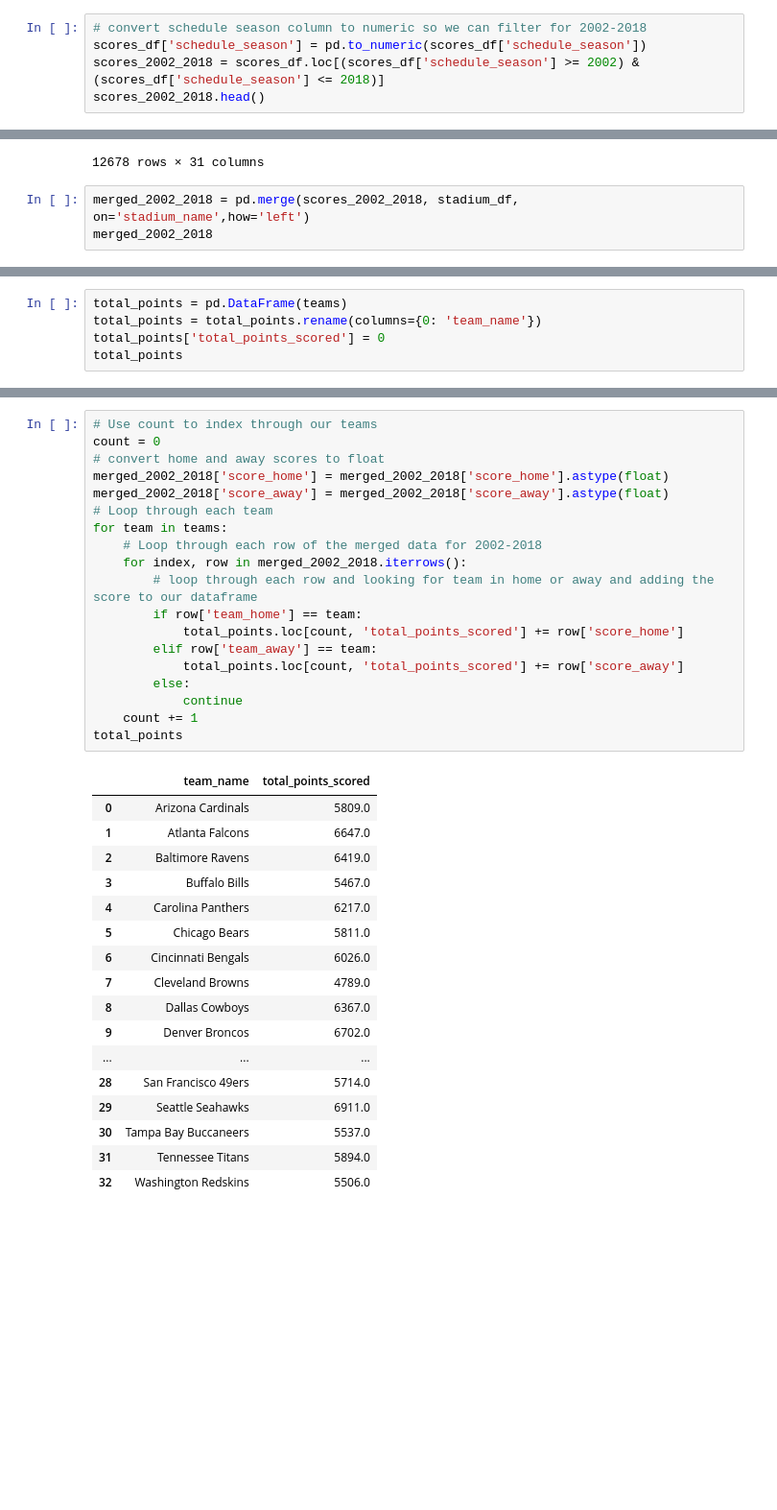
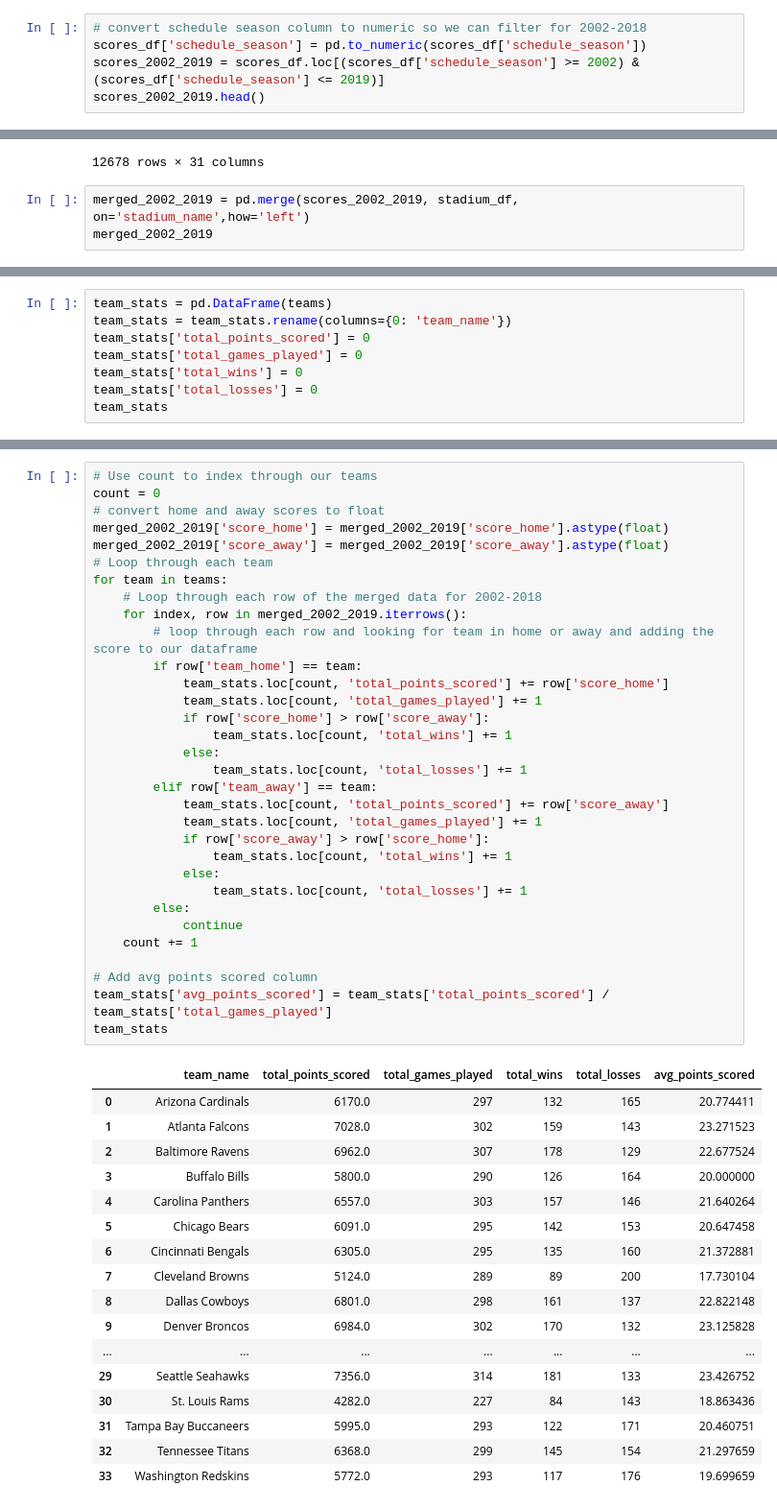
Before and after one commit to potterc22/Project1_TeamB, a Jupyter notebook: startercode.ipynb, the cells around one changed output, grey strips where cells are left out. Shown: that part at 96% size. Saved outputs shown, nothing was run; the diff lists cells and outputs as text; blank space fills up the shorter version.

```diff
--- a/startercode.ipynb
+++ b/startercode.ipynb
@@ -146,8 +146,8 @@ scores_df.head()
 # %%
 # convert schedule season column to numeric so we can filter for 2002-2018
 scores_df['schedule_season'] = pd.to_numeric(scores_df['schedule_season'])
-scores_2002_2018 = scores_df.loc[(scores_df['schedule_season'] >= 2002) & (scores_df['schedule_season'] <= 2018)]
-scores_2002_2018.head()
+scores_2002_2019 = scores_df.loc[(scores_df['schedule_season'] >= 2002) & (scores_df['schedule_season'] <= 2019)]
+scores_2002_2019.head()
 # %% [output]
 |  | schedule_date | schedule_season | schedule_week | schedule_playoff | team_home | score_home | score_away | ... |
 | 7872 | 09/05/2002 | 2002 | 1 | FALSE | New York Giants | 13 | 16 | ... |
@@ -224,8 +225,8 @@ scores_stadium_merged
 | 12677 | 02/02/2020 | 2019 | Superbowl | TRUE | Kansas City Chiefs | 31 | 20 | ... |
 12678 rows × 31 columns
 # %%
-merged_2002_2018 = pd.merge(scores_2002_2018, stadium_df, on='stadium_name',how='left')
-merged_2002_2018
+merged_2002_2019 = pd.merge(scores_2002_2019, stadium_df, on='stadium_name',how='left')
+merged_2002_2019
 # %% [output]
 |  | schedule_date | schedule_season | schedule_week | schedule_playoff | team_home | score_home | score_away | ... |
 | 0 | 09/05/2002 | 2002 | 1 | FALSE | New York Giants | 13 | 16 | ... |
@@ -265,8 +266,11 @@ teams
  'Tennessee Titans',
  'Washington Redskins']
 # %%
-total_points = pd.DataFrame(teams)
-total_points = total_points.rename(columns={0: 'team_name'})
-total_points['total_points_scored'] = 0
-total_points
+team_stats = pd.DataFrame(teams)
+team_stats = team_stats.rename(columns={0: 'team_name'})
+team_stats['total_points_scored'] = 0
+team_stats['total_games_played'] = 0
+team_stats['total_wins'] = 0
+team_stats['total_losses'] = 0
+team_stats
 # %% [output]
@@ -290,37 +294,50 @@ total_points
 # %%
 # Use count to index through our teams
 count = 0
 # convert home and away scores to float
-merged_2002_2018['score_home'] = merged_2002_2018['score_home'].astype(float)
-merged_2002_2018['score_away'] = merged_2002_2018['score_away'].astype(float)
+merged_2002_2019['score_home'] = merged_2002_2019['score_home'].astype(float)
+merged_2002_2019['score_away'] = merged_2002_2019['score_away'].astype(float)
 # Loop through each team
 for team in teams:
     # Loop through each row of the merged data for 2002-2018
-    for index, row in merged_2002_2018.iterrows():
+    for index, row in merged_2002_2019.iterrows():
         # loop through each row and looking for team in home or away and adding the score to our dataframe
         if row['team_home'] == team:
-            total_points.loc[count, 'total_points_scored'] += row['score_home']
+            team_stats.loc[count, 'total_points_scored'] += row['score_home']
+            team_stats.loc[count, 'total_games_played'] += 1
+            if row['score_home'] > row['score_away']:
+                team_stats.loc[count, 'total_wins'] += 1
+            else:
+                team_stats.loc[count, 'total_losses'] += 1
         elif row['team_away'] == team:
-            total_points.loc[count, 'total_points_scored'] += row['score_away']
+            team_stats.loc[count, 'total_points_scored'] += row['score_away']
+            team_stats.loc[count, 'total_games_played'] += 1
+            if row['score_away'] > row['score_home']:
+                team_stats.loc[count, 'total_wins'] += 1
+            else:
+                team_stats.loc[count, 'total_losses'] += 1
         else:
             continue
     count += 1
-total_points
+
+# Add avg points scored column
+team_stats['avg_points_scored'] = team_stats['total_points_scored'] / team_stats['total_games_played']
+team_stats
 # %% [output]
-|  | team_name | total_points_scored |
-| 0 | Arizona Cardinals | 5809.0 |
-| 1 | Atlanta Falcons | 6647.0 |
-| 2 | Baltimore Ravens | 6419.0 |
-| 3 | Buffalo Bills | 5467.0 |
-| 4 | Carolina Panthers | 6217.0 |
-| 5 | Chicago Bears | 5811.0 |
-| 6 | Cincinnati Bengals | 6026.0 |
-| 7 | Cleveland Browns | 4789.0 |
-| 8 | Dallas Cowboys | 6367.0 |
-| 9 | Denver Broncos | 6702.0 |
-| ... | ... | ... |
-| 28 | San Francisco 49ers | 5714.0 |
-| 29 | Seattle Seahawks | 6911.0 |
-| 30 | Tampa Bay Buccaneers | 5537.0 |
-| 31 | Tennessee Titans | 5894.0 |
-| 32 | Washington Redskins | 5506.0 |
+|  | team_name | total_points_scored | total_games_played | total_wins | total_losses | avg_points_scored |
+| 0 | Arizona Cardinals | 6170.0 | 297 | 132 | 165 | 20.774411 |
+| 1 | Atlanta Falcons | 7028.0 | 302 | 159 | 143 | 23.271523 |
+| 2 | Baltimore Ravens | 6962.0 | 307 | 178 | 129 | 22.677524 |
+| 3 | Buffalo Bills | 5800.0 | 290 | 126 | 164 | 20.000000 |
+| 4 | Carolina Panthers | 6557.0 | 303 | 157 | 146 | 21.640264 |
+| 5 | Chicago Bears | 6091.0 | 295 | 142 | 153 | 20.647458 |
+| 6 | Cincinnati Bengals | 6305.0 | 295 | 135 | 160 | 21.372881 |
+| 7 | Cleveland Browns | 5124.0 | 289 | 89 | 200 | 17.730104 |
+| 8 | Dallas Cowboys | 6801.0 | 298 | 161 | 137 | 22.822148 |
+| 9 | Denver Broncos | 6984.0 | 302 | 170 | 132 | 23.125828 |
+| ... | ... | ... | ... | ... | ... | ... |
+| 29 | Seattle Seahawks | 7356.0 | 314 | 181 | 133 | 23.426752 |
+| 30 | St. Louis Rams | 4282.0 | 227 | 84 | 143 | 18.863436 |
+| 31 | Tampa Bay Buccaneers | 5995.0 | 293 | 122 | 171 | 20.460751 |
+| 32 | Tennessee Titans | 6368.0 | 299 | 145 | 154 | 21.297659 |
+| 33 | Washington Redskins | 5772.0 | 293 | 117 | 176 | 19.699659 |
```
Also changed, not shown: parts of 6 cells of this notebook, 1 other file.
